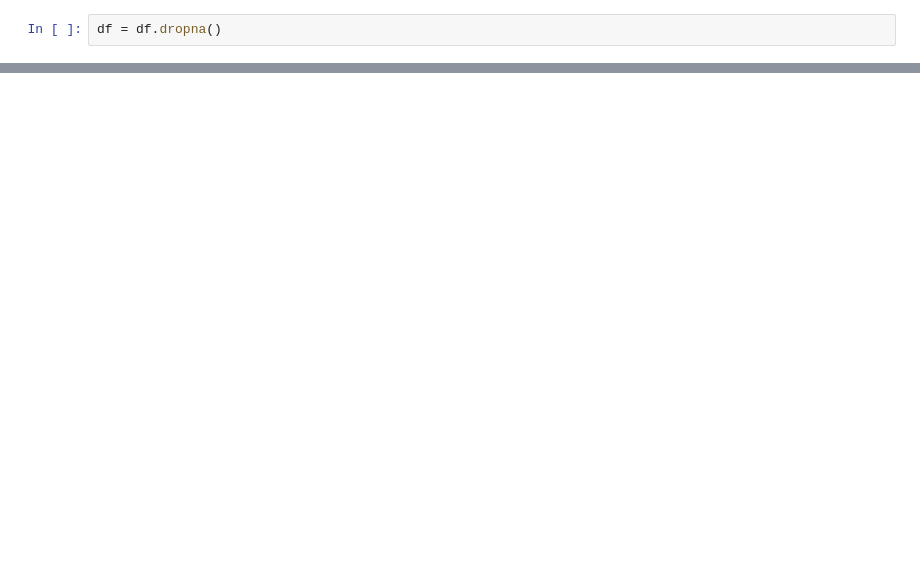
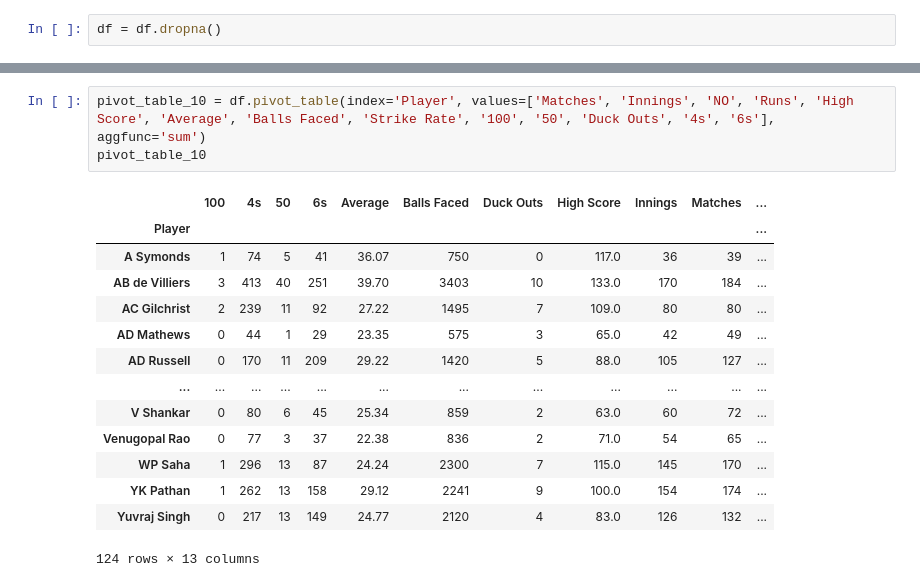
Before and after one commit to Udhay2898/IPL, a Jupyter notebook: IPL_Stats.ipynb, the cells around one changed output, grey strips where cells are left out. Drawn from its saved outputs; the diff is of its cells as text; blank space fills up the shorter version.

```diff
--- a/IPL_Stats.ipynb
+++ b/IPL_Stats.ipynb
@@ -289,0 +440,18 @@ plt.show()
+# %%
+pivot_table_10 = df.pivot_table(index='Player', values=['Matches', 'Innings', 'NO', 'Runs', 'High Score', 'Average', 'Balls Faced', 'Strike Rate', '100', '50', 'Duck Outs', '4s', '6s'], aggfunc='sum')
+pivot_table_10
+# %% [output]
+|  | 100 | 4s | 50 | 6s | Average | Balls Faced | Duck Outs | High Score | Innings | Matches | ... |
+| Player |  |  |  |  |  |  |  |  |  |  | ... |
+| A Symonds | 1 | 74 | 5 | 41 | 36.07 | 750 | 0 | 117.0 | 36 | 39 | ... |
+| AB de Villiers | 3 | 413 | 40 | 251 | 39.70 | 3403 | 10 | 133.0 | 170 | 184 | ... |
+| AC Gilchrist | 2 | 239 | 11 | 92 | 27.22 | 1495 | 7 | 109.0 | 80 | 80 | ... |
+| AD Mathews | 0 | 44 | 1 | 29 | 23.35 | 575 | 3 | 65.0 | 42 | 49 | ... |
+| AD Russell | 0 | 170 | 11 | 209 | 29.22 | 1420 | 5 | 88.0 | 105 | 127 | ... |
+| ... | ... | ... | ... | ... | ... | ... | ... | ... | ... | ... | ... |
+| V Shankar | 0 | 80 | 6 | 45 | 25.34 | 859 | 2 | 63.0 | 60 | 72 | ... |
+| Venugopal Rao | 0 | 77 | 3 | 37 | 22.38 | 836 | 2 | 71.0 | 54 | 65 | ... |
+| WP Saha | 1 | 296 | 13 | 87 | 24.24 | 2300 | 7 | 115.0 | 145 | 170 | ... |
+| YK Pathan | 1 | 262 | 13 | 158 | 29.12 | 2241 | 9 | 100.0 | 154 | 174 | ... |
+| Yuvraj Singh | 0 | 217 | 13 | 149 | 24.77 | 2120 | 4 | 83.0 | 126 | 132 | ... |
+124 rows × 13 columns
```
Also changed, not shown: parts of 29 cells of this notebook.
